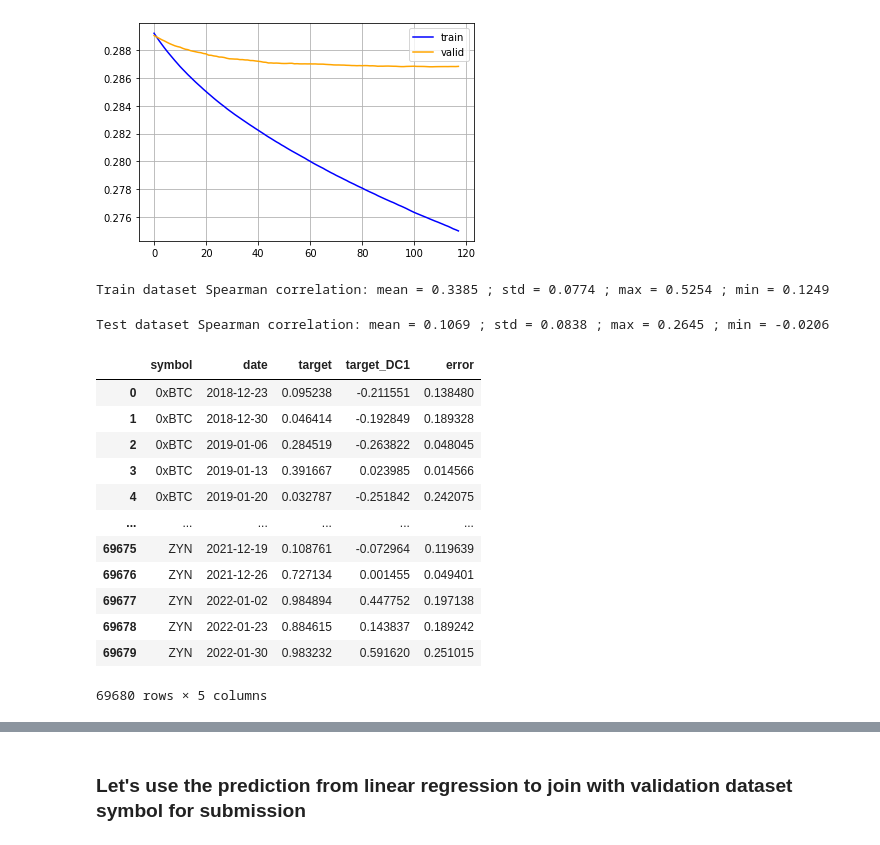
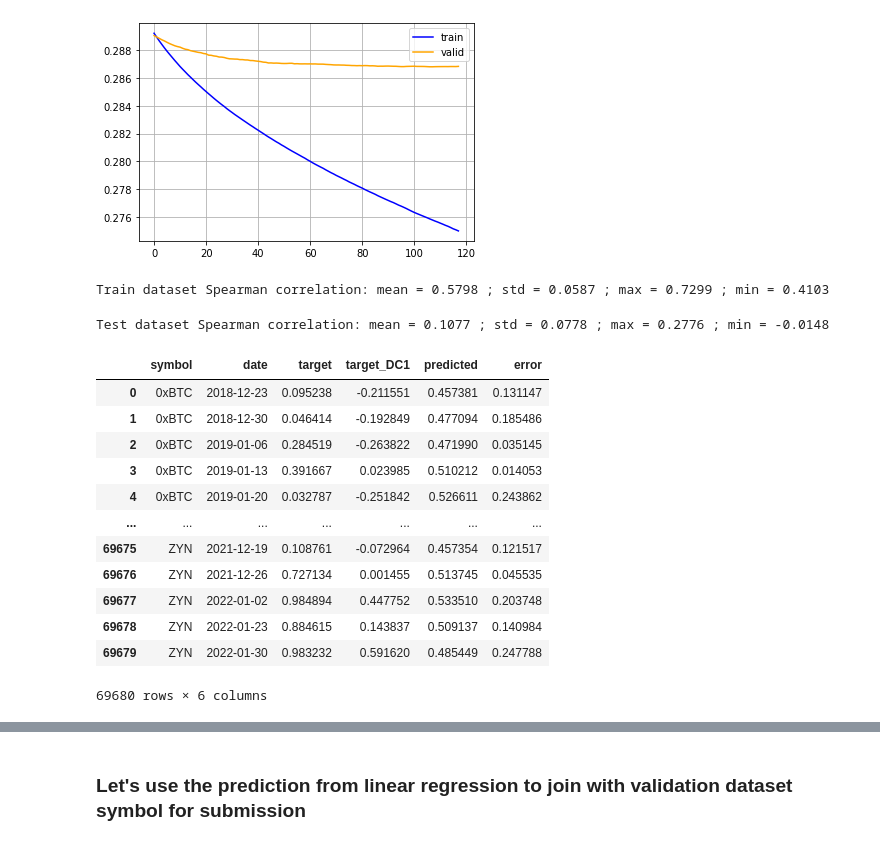
Before and after one commit to Bibhash123/competition_quickstart_dataloader, a Jupyter notebook: gbm-models-lgb.ipynb, the cells around one changed output, grey strips where cells are left out. Cells and saved outputs as stored; diff of their text form; code cells hidden in the pictures.

```diff
--- a/gbm-models-lgb.ipynb
+++ b/gbm-models-lgb.ipynb
@@ -230,7 +292,7 @@ def fitLGB(with_target = with_target):
           eval_names=['train','valid'])
   return reg
 
-reg = fitLGB()
+lgb = fitLGB()
 # %% [output]
 [1]     train's rmse: 0.28921   train's l2: 0.0836423   valid's rmse: 0.289043  valid's l2: 0.083546
 Training until validation scores don't improve for 10 rounds.
@@ -259,14 +321,15 @@ plt.legend()
 <matplotlib.legend.Legend at 0x...>
 [figure]
 # %%
-def predictFunction(xgb,dataset, with_target = with_target):
+def predictFunction(xgb, lgb, dataset, with_target = with_target):
   files = dataset.copy()
   xgb_pred = xgb.predict(files.drop(['date','symbol','target','target_DC1'], axis = 1))
+  lgb_pred = lgb.predict(files.drop(['date','symbol','target','target_DC1'], axis = 1))
 
   if with_target:
-    files.loc[:,'predicted_target'] = xgb_pred.reshape((-1,1))
+    files.loc[:,'predicted_target'] = (xgb_pred.reshape((-1,1))+lgb_pred.reshape((-1,1)))/2
   else:
-    files.loc[:,'predicted_DC1'] = xgb_pred.reshape((-1,1))
+    files.loc[:,'predicted_DC1'] = (xgb_pred.reshape((-1,1))+lgb_pred.reshape((-1,1)))/2
     files.loc[:,'predicted_target'] = -1
     for date in files.date.unique():
       files.loc[files['date']==date,'predicted_target'] = rank_data(files[files['date']==date]['predicted_DC1'])
@@ -292,7 +355,7 @@ def spearman_by_era(prediction,target, dates):
   min = np.min(spearman_era_list)
   return mean, std, max, min
 # %%
-pred_train = predictFunction(reg, train_set)
+pred_train = predictFunction(xgb,lgb, train_set)
 train_spearman = spearman_by_era(pred_train['predicted_target'].values, train_set['target'].values,
                                 pred_train['date'].values)
 
@@ -302,9 +365,9 @@ print('Train dataset Spearman correlation: mean = {} ; std = {} ; max = {} ; min
                                                                                             round(train_spearman[3], 4),
                                                                                             ))
 # %% [output]
-Train dataset Spearman correlation: mean = 0.3385 ; std = 0.0774 ; max = 0.5254 ; min = 0.1249
+Train dataset Spearman correlation: mean = 0.5798 ; std = 0.0587 ; max = 0.7299 ; min = 0.4103
 # %%
-pred_val = predictFunction(reg, val_set)
+pred_val = predictFunction(xgb, lgb, val_set)
 test_spearman = spearman_by_era(pred_val['predicted_target'].values, val_set['target'].values,
                                 pred_val['date'].values)
 
@@ -314,26 +377,27 @@ print('Test dataset Spearman correlation: mean = {} ; std = {} ; max = {} ; min
                                                                                             round(test_spearman[3], 4),
                                                                                             ))
 # %% [output]
-Test dataset Spearman correlation: mean = 0.1069 ; std = 0.0838 ; max = 0.2645 ; min = -0.0206
+Test dataset Spearman correlation: mean = 0.1077 ; std = 0.0778 ; max = 0.2776 ; min = -0.0148
 # %%
 mse = mean_squared_error(pred_val['predicted_target'],val_set['target'])
 mae = mean_absolute_error(pred_val['predicted_target'],val_set['target'])
 rmse = mean_squared_error(pred_val['predicted_target'],val_set['target'], squared = False)
 # %%
 error = train_set[['symbol','date','target','target_DC1']].copy()
-error['error'] = (error['target']-reg.predict(train_set.drop(['date','symbol','target','target_DC1'], axis = 1)))**2
+error['predicted'] = predictFunction(xgb, lgb, train_set)['predicted_target']
+error['error'] = (error['target']-error['predicted'])**2
 error
 # %% [output]
-|  | symbol | date | target | target_DC1 | error |
-| 0 | 0xBTC | 2018-12-23 | 0.095238 | -0.211551 | 0.138480 |
-| 1 | 0xBTC | 2018-12-30 | 0.046414 | -0.192849 | 0.189328 |
-| 2 | 0xBTC | 2019-01-06 | 0.284519 | -0.263822 | 0.048045 |
-| 3 | 0xBTC | 2019-01-13 | 0.391667 | 0.023985 | 0.014566 |
-| 4 | 0xBTC | 2019-01-20 | 0.032787 | -0.251842 | 0.242075 |
-| ... | ... | ... | ... | ... | ... |
-| 69675 | ZYN | 2021-12-19 | 0.108761 | -0.072964 | 0.119639 |
-| 69676 | ZYN | 2021-12-26 | 0.727134 | 0.001455 | 0.049401 |
-| 69677 | ZYN | 2022-01-02 | 0.984894 | 0.447752 | 0.197138 |
-| 69678 | ZYN | 2022-01-23 | 0.884615 | 0.143837 | 0.189242 |
-| 69679 | ZYN | 2022-01-30 | 0.983232 | 0.591620 | 0.251015 |
+|  | symbol | date | target | target_DC1 | predicted | error |
+| 0 | 0xBTC | 2018-12-23 | 0.095238 | -0.211551 | 0.457381 | 0.131147 |
+| 1 | 0xBTC | 2018-12-30 | 0.046414 | -0.192849 | 0.477094 | 0.185486 |
+| 2 | 0xBTC | 2019-01-06 | 0.284519 | -0.263822 | 0.471990 | 0.035145 |
+| 3 | 0xBTC | 2019-01-13 | 0.391667 | 0.023985 | 0.510212 | 0.014053 |
+| 4 | 0xBTC | 2019-01-20 | 0.032787 | -0.251842 | 0.526611 | 0.243862 |
+| ... | ... | ... | ... | ... | ... | ... |
+| 69675 | ZYN | 2021-12-19 | 0.108761 | -0.072964 | 0.457354 | 0.121517 |
+| 69676 | ZYN | 2021-12-26 | 0.727134 | 0.001455 | 0.513745 | 0.045535 |
+| 69677 | ZYN | 2022-01-02 | 0.984894 | 0.447752 | 0.533510 | 0.203748 |
+| 69678 | ZYN | 2022-01-23 | 0.884615 | 0.143837 | 0.509137 | 0.140984 |
+| 69679 | ZYN | 2022-01-30 | 0.983232 | 0.591620 | 0.485449 | 0.247788 |
-69680 rows × 5 columns
+69680 rows × 6 columns
```
Also changed, not shown: parts of 16 cells of this notebook.
